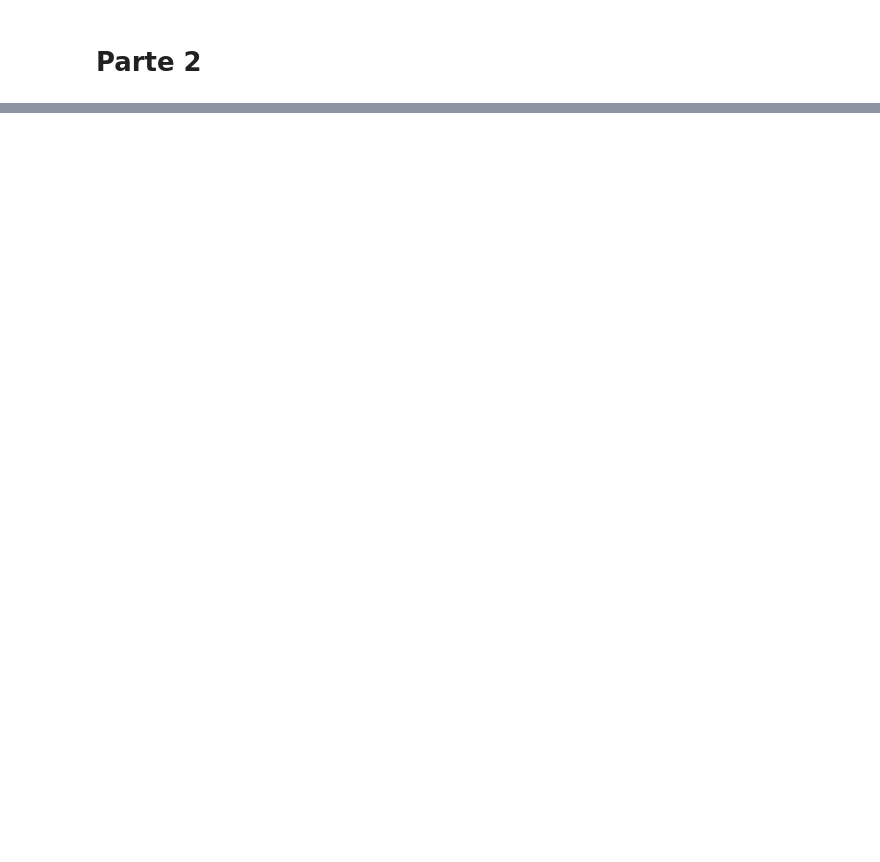
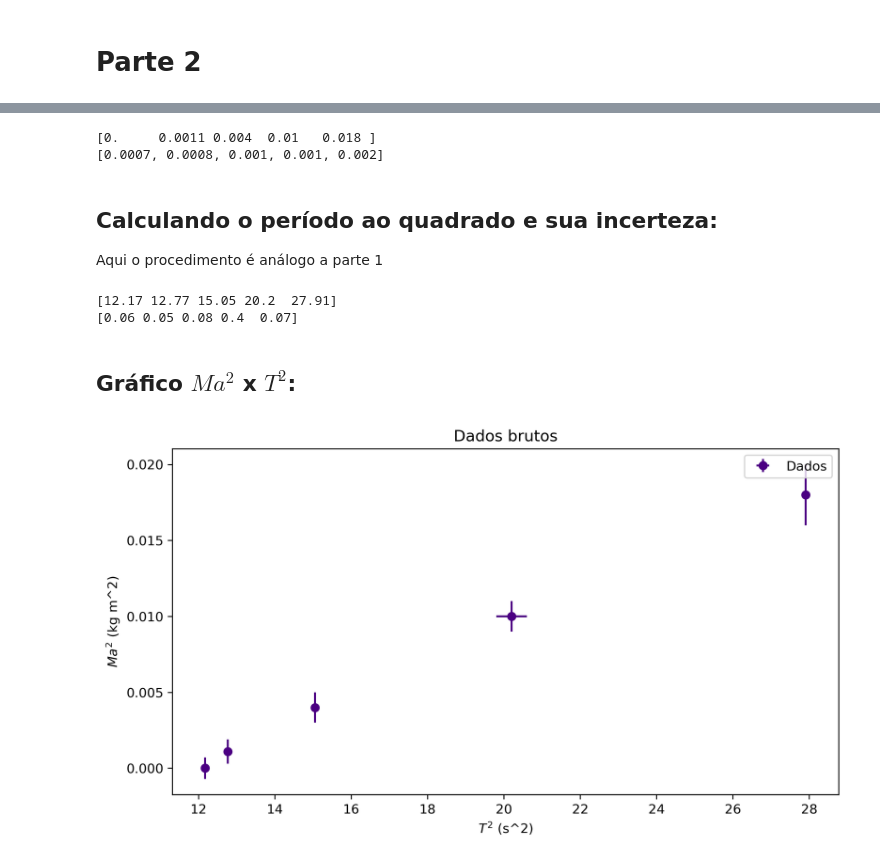
Before and after one commit to viniciusrocca/College_Codes, a Jupyter notebook: Lab_InertiaMoment.ipynb, the cells around one changed output, grey strips where cells are left out. Cells and saved outputs as stored; diff of their text form; code cells hidden in the pictures; blank space fills up the shorter version.

```diff
--- a/Lab_InertiaMoment.ipynb
+++ b/Lab_InertiaMoment.ipynb
@@ -284,0 +380,57 @@ $$D = (4.430 \pm 0.002 ) \ (10^{-2} Nm)$$
+# %%
+#Calculando Ma^2
+m_a_square = m_disco*np.power(a,2)
+
+#Calculando a incerteza de $Ma^2$
+inc_ma_square = np.sqrt(np.power(np.array(a)*inc_massa,2) + np.power(2*m_disco*np.full(len(a),inc_a),2))
+#Arredondando a incerteza
+inc_ma_square = [float('{:g}'.format(float('{:.1g}'.format(i)))) for i in inc_ma_square ]
+
+
+
+#Arredondando o $Ma^2$ segundo sua incerteza:
+for i,k in enumerate(inc_ma_square):
+    casas = str(k)[::-1].find('.')
+    m_a_square[i] = np.round(m_a_square[i],casas)
+
+
+print(m_a_square)
+print(inc_ma_square)
+# %% [output]
+[0.     0.0011 0.004  0.01   0.018 ]
+[0.0007, 0.0008, 0.001, 0.001, 0.002]
+# %% [markdown]
+## Calculando o período ao quadrado e sua incerteza:
+
+Aqui o procedimento é análogo a parte 1
+# %%
+#Calculando o período ao quadrado e sua incerteza
+
+t_square2 = np.power(t_mean2,2)
+inc_t_square2 = 2*np.multiply(t_mean2, inc_t_mean2)
+#Arredondando a incerteza
+inc_t_square2 = np.array([float('{:g}'.format(float('{:.1g}'.format(i)))) for i in inc_t_square2])
+
+#Arredondando t_square segundo a incerteza
+for i,k in enumerate(inc_t_square2):
+    casas = str(k)[::-1].find('.')
+    t_square2[i] = np.round(t_square2[i],casas)
+
+print(t_square2)
+print(inc_t_square2)
+# %% [output]
+[12.17 12.77 15.05 20.2  27.91]
+[0.06 0.05 0.08 0.4  0.07]
+# %% [markdown]
+## Gráfico $Ma^2$ x $T^2$:
+# %%
+plt.figure(figsize = [9.2,4.9], dpi = 300)
+plt.errorbar(t_square2,m_a_square,inc_ma_square,inc_t_square2, 'o', color = 'indigo', label = 'Dados')
+plt.ylabel(r'$Ma^2$ (kg m^2)')
+plt.xlabel(r'$T^2$ (s^2)')
+plt.title('Dados brutos')
+plt.legend()
+#plt.savefig('TxDL_brutos.pdf', dpi =300)
+plt.show()
+# %% [output]
+[figure, added]
```
Also changed, not shown: parts of 37 cells of this notebook.
